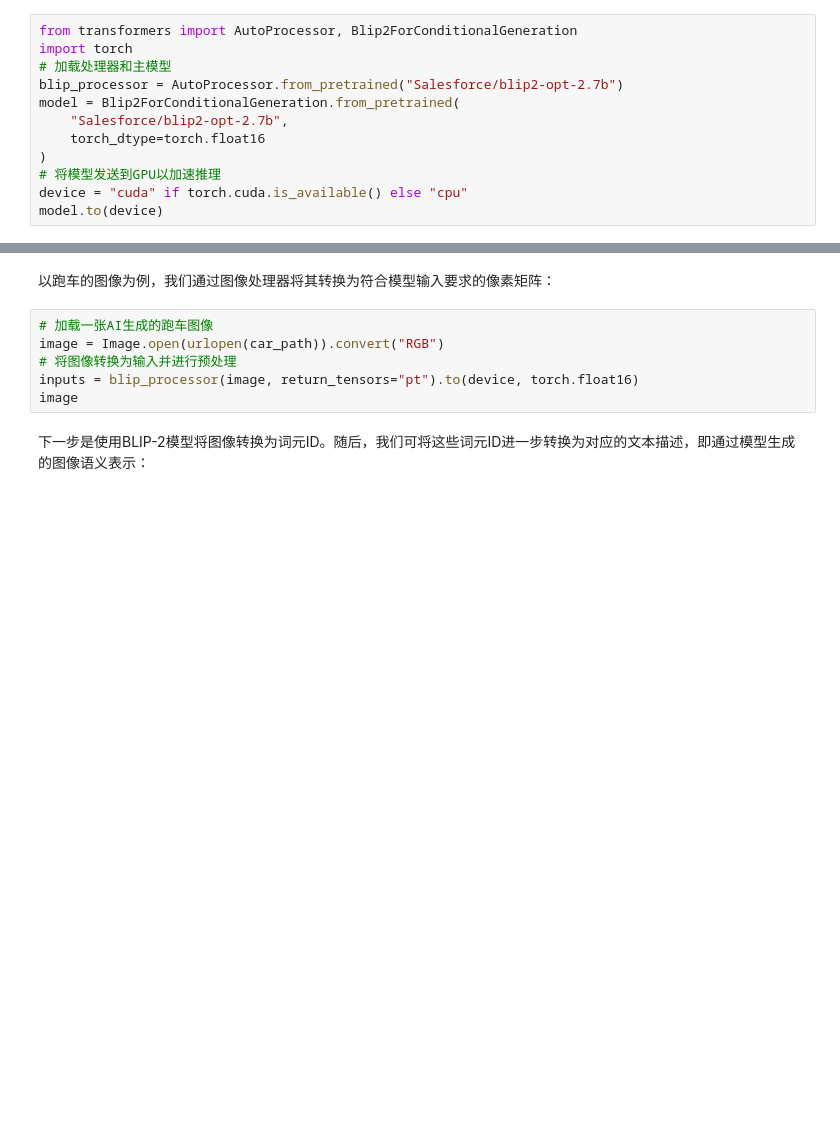
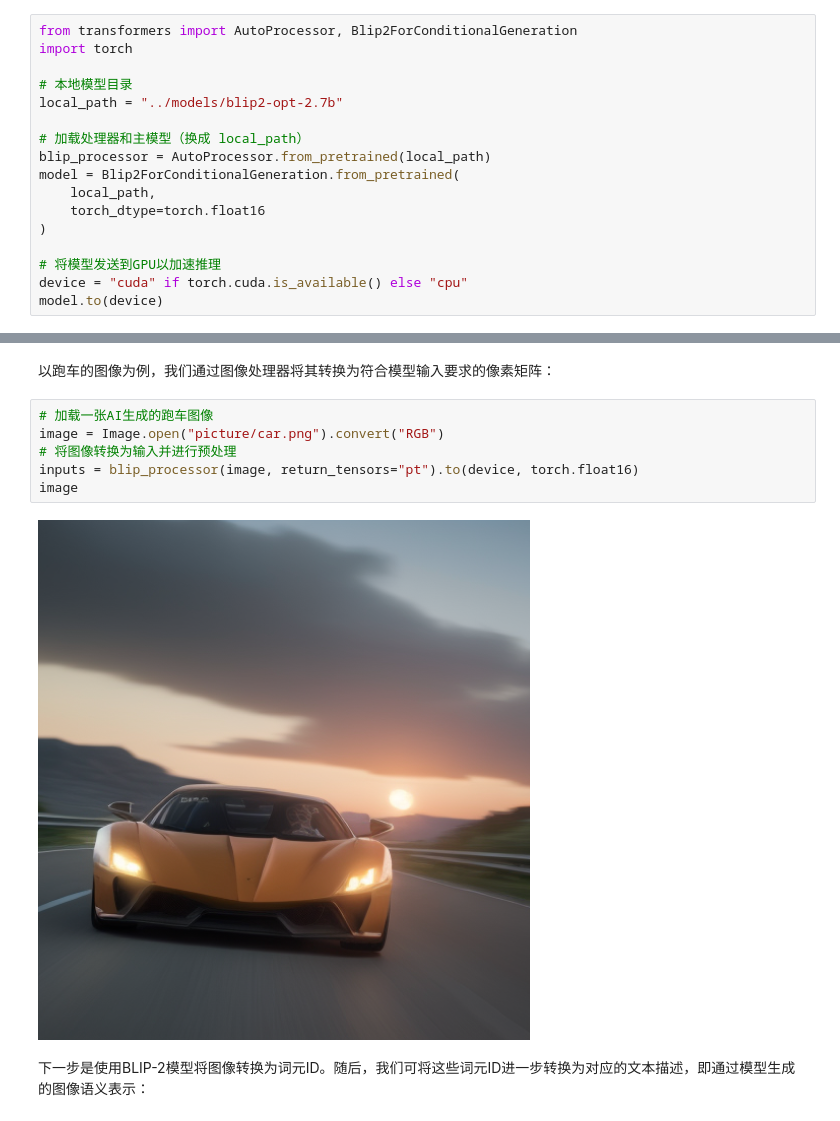
Before and after one commit to zaxys916/LLM-Illustrated, a Jupyter notebook: 第九章/第九章 多模态LLM.ipynb, the cells around one changed output, grey strips where cells are left out. Saved outputs shown, nothing was run; the diff lists cells and outputs as text; blank space fills up the shorter version.

```diff
--- a/第九章/第九章 多模态LLM.ipynb
+++ b/第九章/第九章 多模态LLM.ipynb
@@ -450,12 +445,17 @@ BLIP-2的步骤1具体如图9-18所示。
 # %%
 from transformers import AutoProcessor, Blip2ForConditionalGeneration
 import torch
-# 加载处理器和主模型
-blip_processor = AutoProcessor.from_pretrained("Salesforce/blip2-opt-2.7b")
+
+# 本地模型目录
+local_path = "../models/blip2-opt-2.7b"
+
+# 加载处理器和主模型（换成 local_path）
+blip_processor = AutoProcessor.from_pretrained(local_path)
 model = Blip2ForConditionalGeneration.from_pretrained(
-    "Salesforce/blip2-opt-2.7b",
+    local_path,
     torch_dtype=torch.float16
 )
+
 # 将模型发送到GPU以加速推理
 device = "cuda" if torch.cuda.is_available() else "cpu"
 model.to(device)
@@ -538,10 +600,12 @@ BLIP-2等模型最直观的应用就是为数据集中的图像生成描述文
 以跑车的图像为例，我们通过图像处理器将其转换为符合模型输入要求的像素矩阵：
 # %%
 # 加载一张AI生成的跑车图像
-image = Image.open(urlopen(car_path)).convert("RGB")
+image = Image.open("picture/car.png").convert("RGB")
 # 将图像转换为输入并进行预处理
 inputs = blip_processor(image, return_tensors="pt").to(device, torch.float16)
 image
+# %% [output]
+[figure, added]
 # %% [markdown]
 下一步是使用BLIP-2模型将图像转换为词元ID。随后，我们可将这些词元ID进一步转换为对应的文本描述，即通过模型生成的图像语义表示：
 # %%
```
Also changed, not shown: parts of 22 cells of this notebook, 4 other files.
